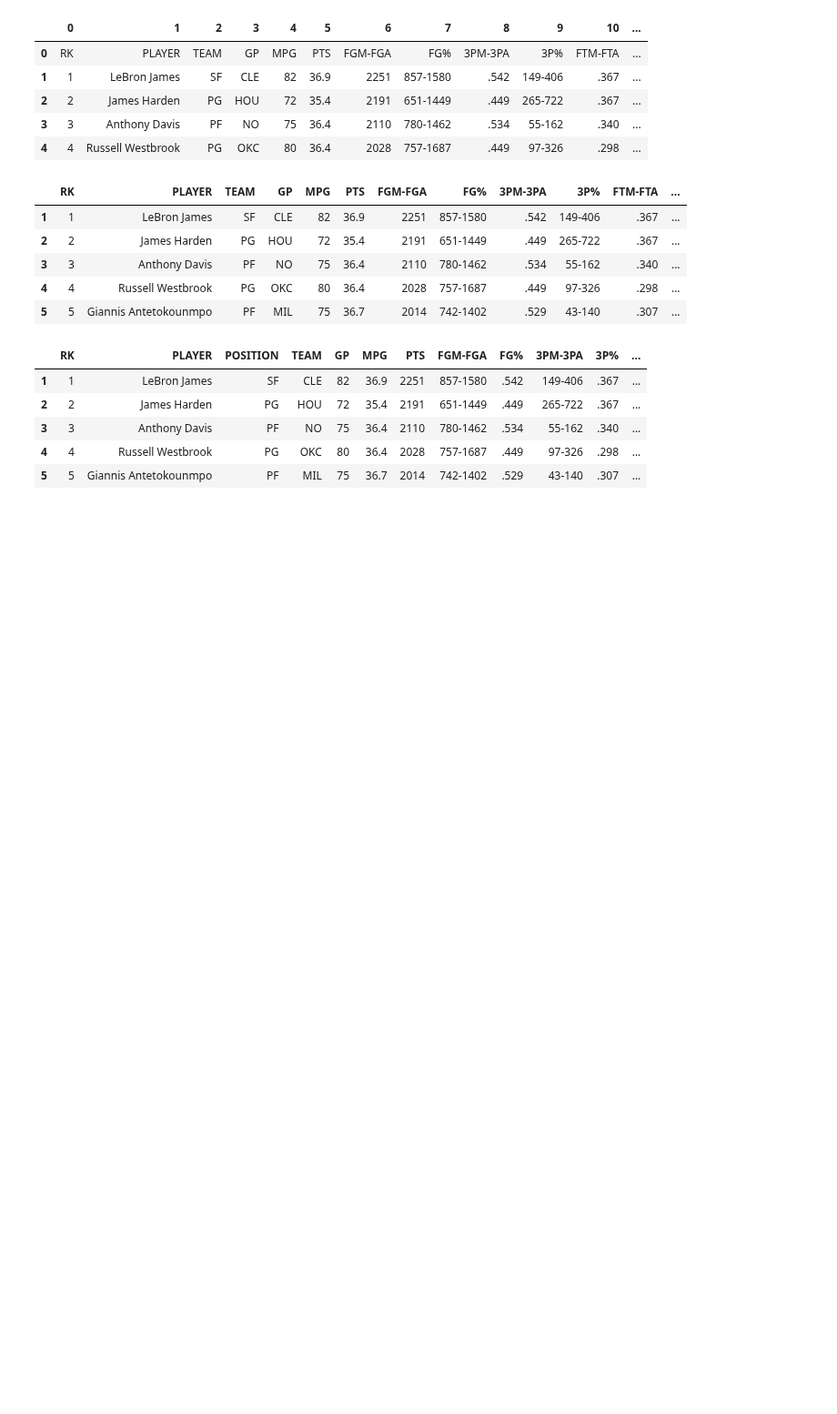
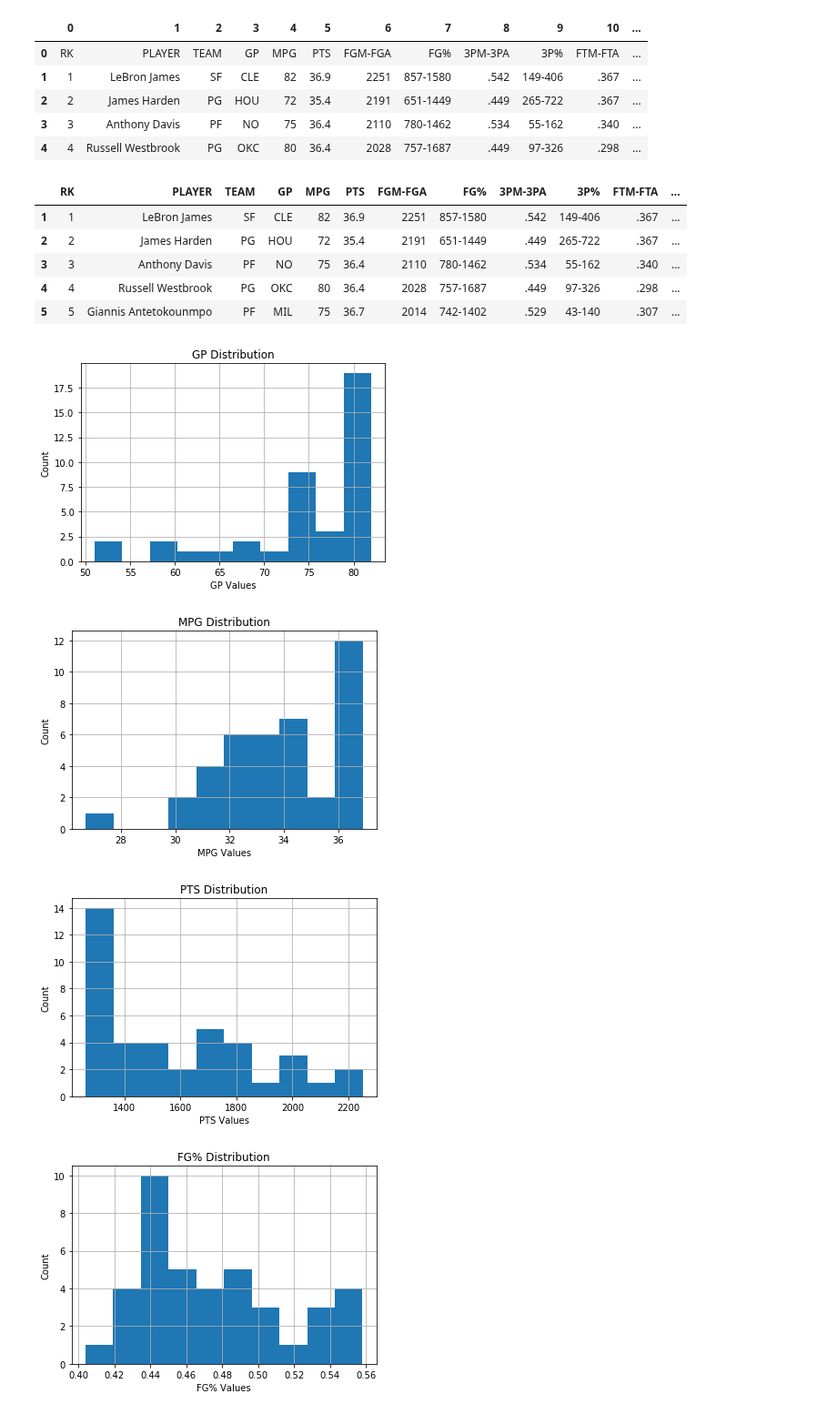
Before and after one commit to str007/Thinkful, a Jupyter notebook: Scrapy_Project.ipynb, the cells around one changed output. Shown at 91% size. Drawn from its saved outputs; the diff is of its cells as text; code cells hidden in the pictures; blank space fills up the shorter version.

```diff
--- a/Scrapy_Project.ipynb
+++ b/Scrapy_Project.ipynb
@@ -117,13 +117,26 @@ stats.head(5)
 # %%
 #Rename table headers as we accidentally parsed position into the team column
 stats.columns = stats.columns = ['RK', 'PLAYER','POSITION', 'TEAM', 'GP', 'MPG', 'PTS', 'FGM-FGA', 'FG%', '3PM-3PA', '3P%', 'FTM-FTA', 'FT%']
-# %%
-#Test that line above worked
-stats.head(5)
-# %% [output]
-|  | RK | PLAYER | POSITION | TEAM | GP | MPG | PTS | FGM-FGA | FG% | 3PM-3PA | 3P% | ... |
-| 1 | 1 | LeBron James | SF | CLE | 82 | 36.9 | 2251 | 857-1580 | .542 | 149-406 | .367 | ... |
-| 2 | 2 | James Harden | PG | HOU | 72 | 35.4 | 2191 | 651-1449 | .449 | 265-722 | .367 | ... |
-| 3 | 3 | Anthony Davis | PF | NO | 75 | 36.4 | 2110 | 780-1462 | .534 | 55-162 | .340 | ... |
-| 4 | 4 | Russell Westbrook | PG | OKC | 80 | 36.4 | 2028 | 757-1687 | .449 | 97-326 | .298 | ... |
-| 5 | 5 | Giannis Antetokounmpo | PF | MIL | 75 | 36.7 | 2014 | 742-1402 | .529 | 43-140 | .307 | ... |
+# %%
+#Remove header repeats
+stats = stats.drop(stats.index[[10,21,32]])
+# %%
+stats['GP'] = stats['GP'].astype('float')
+stats['MPG'] = stats['MPG'].astype('float')
+stats['PTS'] = stats['PTS'].astype('float')
+stats['FG%'] = stats['FG%'].astype('float')
+stats['3P%'] = stats['3P%'].astype('float')
+stats['FT%'] = stats['FT%'].astype('float')
+# %%
+# Plot histograms for all continuous data
+for col in stats.dtypes[stats.dtypes == 'float64'].index:
+    stats[col].hist()
+    plt.title(col + " Distribution")
+    plt.xlabel(col + " Values")
+    plt.ylabel("Count")
+    plt.show()
+# %% [output]
+[figure, added]
+[figure, added]
+[figure, added]
+[figure, added]
```
Also changed, not shown: parts of 1 cell of this notebook.
